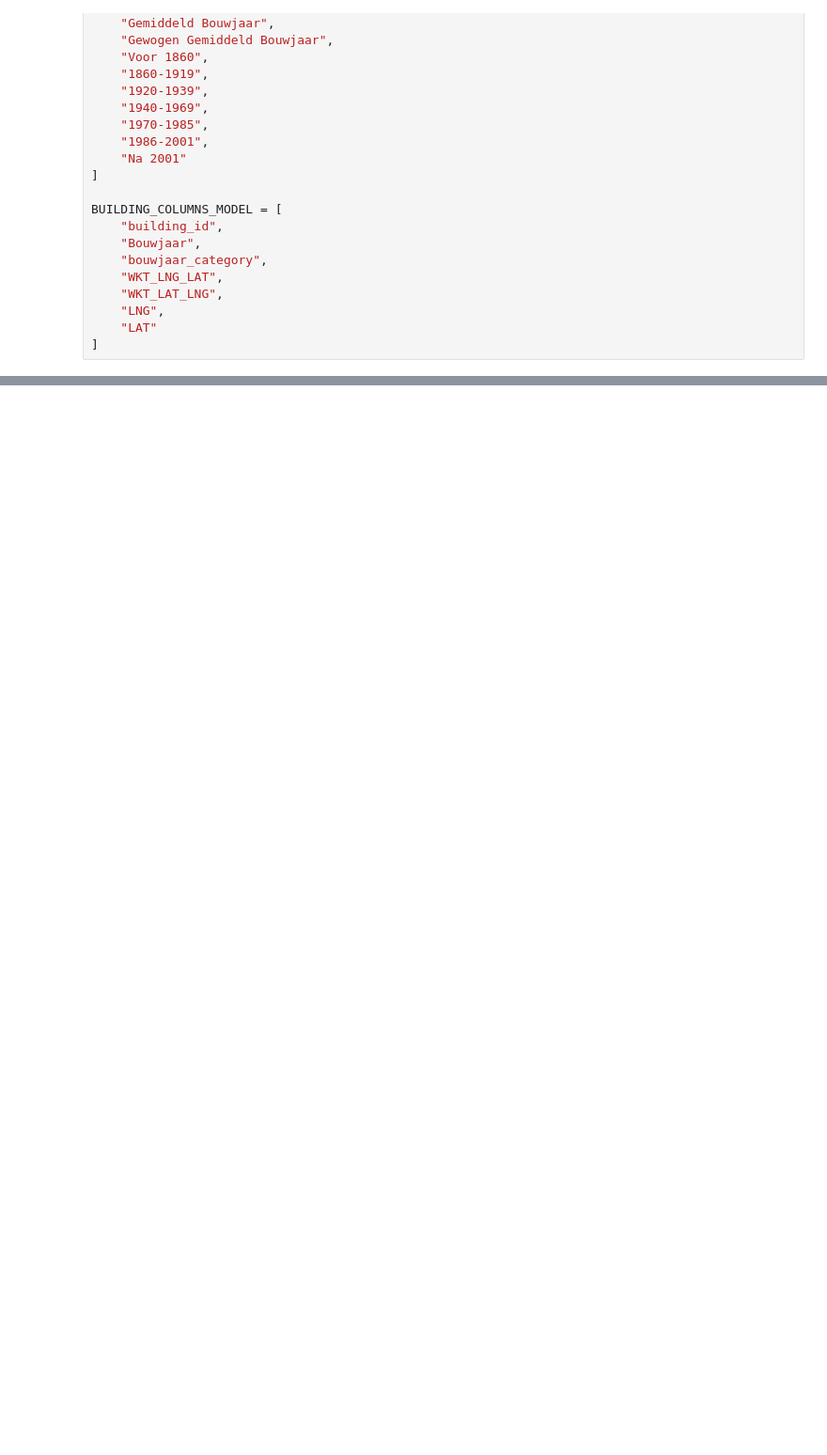
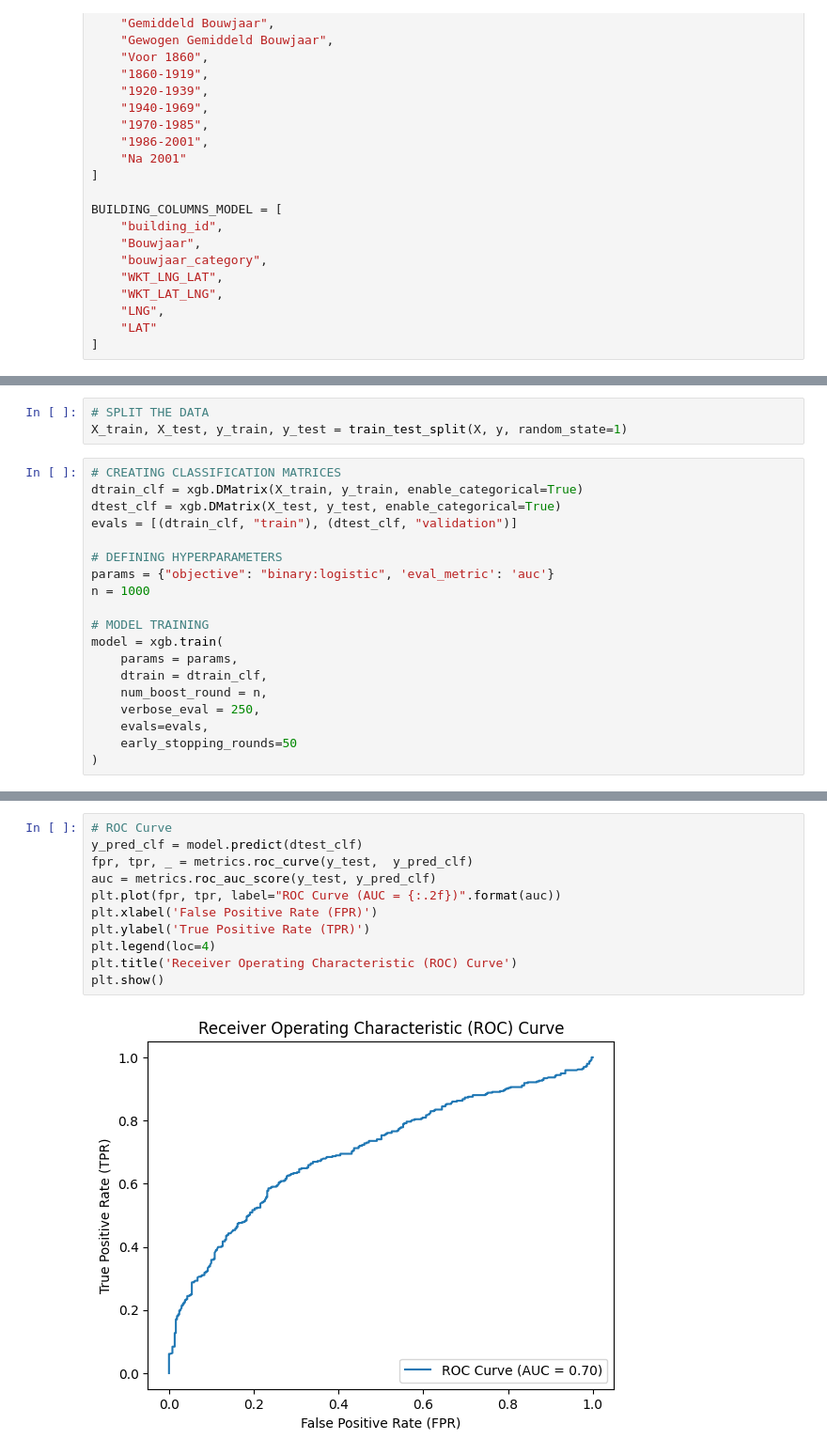
Before and after one commit to UhhBart/MSc_DSP_G2, a Jupyter notebook: create_building_set.ipynb, the cells around one changed output, grey strips where cells are left out. Shown at 94% size. Saved outputs shown, nothing was run; the diff lists cells and outputs as text; blank space fills up the shorter version.

```diff
--- a/create_building_set.ipynb
+++ b/create_building_set.ipynb
@@ -450,0 +668,22 @@ See the caveats in the documentation: https://pandas.pydata.org/pandas-docs/stab
+# %%
+# SPLIT THE DATA
+X_train, X_test, y_train, y_test = train_test_split(X, y, random_state=1)
+# %%
+# CREATING CLASSIFICATION MATRICES
+dtrain_clf = xgb.DMatrix(X_train, y_train, enable_categorical=True)
+dtest_clf = xgb.DMatrix(X_test, y_test, enable_categorical=True)
+evals = [(dtrain_clf, "train"), (dtest_clf, "validation")]
+
+# DEFINING HYPERPARAMETERS
+params = {"objective": "binary:logistic", 'eval_metric': 'auc'}
+n = 1000
+
+# MODEL TRAINING
+model = xgb.train(
+    params = params,
+    dtrain = dtrain_clf,
+    num_boost_round = n,
+    verbose_eval = 250,
+    evals=evals,
+    early_stopping_rounds=50
+)
@@ -450,0 +703,13 @@ See the caveats in the documentation: https://pandas.pydata.org/pandas-docs/stab
+# %%
+# ROC Curve
+y_pred_clf = model.predict(dtest_clf)
+fpr, tpr, _ = metrics.roc_curve(y_test,  y_pred_clf)
+auc = metrics.roc_auc_score(y_test, y_pred_clf)
+plt.plot(fpr, tpr, label="ROC Curve (AUC = {:.2f})".format(auc))
+plt.xlabel('False Positive Rate (FPR)')
+plt.ylabel('True Positive Rate (TPR)')
+plt.legend(loc=4)
+plt.title('Receiver Operating Characteristic (ROC) Curve')
+plt.show()
+# %% [output]
+[figure, added]
```
Also changed, not shown: parts of 21 cells of this notebook.
